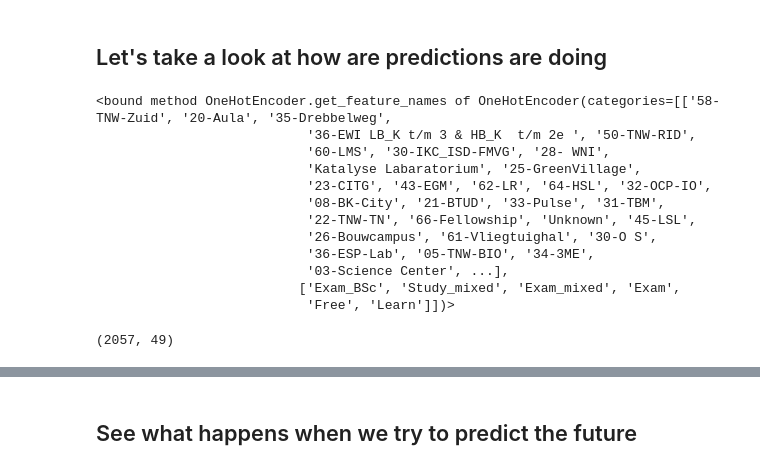
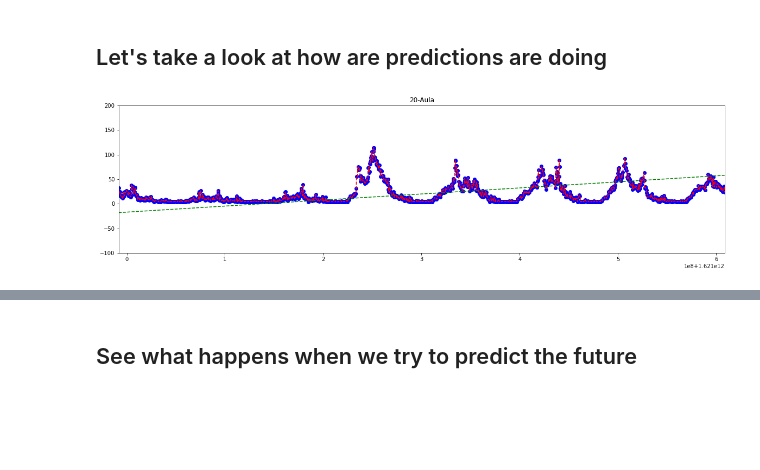
Before and after one commit to sebranchett/wifi_blog, a Jupyter notebook: smaller_to_check.ipynb, the cells around one changed output, grey strips where cells are left out. Cells and saved outputs as stored; diff of their text form; code cells hidden in the pictures; blank space fills up the shorter version.

```diff
--- a/smaller_to_check.ipynb
+++ b/smaller_to_check.ipynb
@@ -375,19 +374,3 @@ Predictions: [ 15.   1. 101.  12.  16.]
 Labels: [15, 1, 101, 12, 16]
 # %% [markdown]
 ## Let's take a look at how are predictions are doing
-# %%
-aula = strat_train_set.loc[strat_train_set["building"] == "20-Aula"]
-print(cat_pipeline.named_steps['one_hot'].get_feature_names)
-# %% [output]
-<bound method OneHotEncoder.get_feature_names of OneHotEncoder(categories=[['58-TNW-Zuid', '20-Aula', '35-Drebbelweg',
-                           '36-EWI LB_K t/m 3 & HB_K  t/m 2e ', '50-TNW-RID',
-                           '60-LMS', '30-IKC_ISD-FMVG', '28- WNI',
-                           'Katalyse Labaratorium', '25-GreenVillage',
-                           '23-CITG', '43-EGM', '62-LR', '64-HSL', '32-OCP-IO',
-                           '08-BK-City', '21-BTUD', '33-Pulse', '31-TBM',
-                           '22-TNW-TN', '66-Fellowship', 'Unknown', '45-LSL',
-                           '26-Bouwcampus', '61-Vliegtuighal', '30-O S',
-                           '36-ESP-Lab', '05-TNW-BIO', '34-3ME',
-                           '03-Science Center', ...],
-                          ['Exam_BSc', 'Study_mixed', 'Exam_mixed', 'Exam',
-                           'Free', 'Learn']])>
@@ -394,13 +383,21 @@ print(cat_pipeline.named_steps['one_hot'].get_feature_names)
 # %%
-times = list(set(all_data["time_bucket"].values))
-times.sort()
+times = list(range(first_time_stamp, last_time_stamp + 300000, 300000))
 
 test = pd.DataFrame()
 test["time_bucket"] = times
-test["building"] = "20-Aula"
+test["building"] = a_building
 
 test_extra_attribs = crowd_attributes.transform(test)
 test_prepared = full_pipeline.transform(test_extra_attribs)
-print(test_prepared.shape)
+
+lin_preds = lin_reg.predict(test_prepared)
+tree_preds = tree_reg.predict(test_prepared)
+xes = test["time_bucket"]
+
+plt.figure(figsize=(20,5))
+plt.title(a_building)
+plt.axis([first_time_stamp, last_time_stamp, -100, 200])
+plt.plot(a_building_data["time_bucket"], a_building_data["clientCount"], 'bo', times, lin_preds, 'g--', times, tree_preds, 'r--')
+plt.show()
 # %% [output]
-(2057, 49)
+[figure, added]
```
Also changed, not shown: parts of 14 cells of this notebook.
